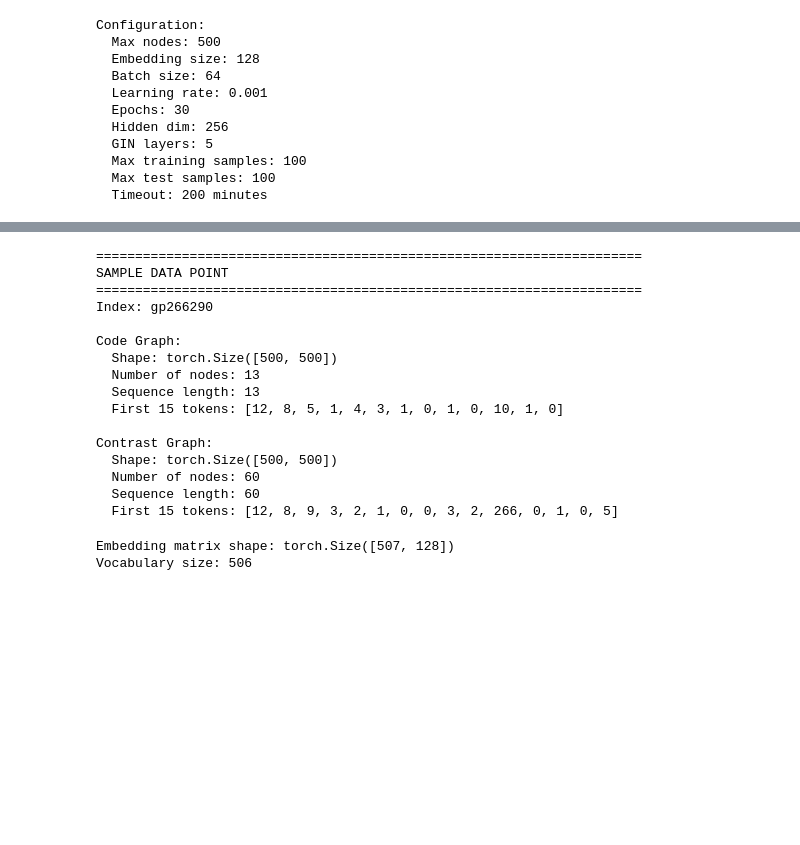
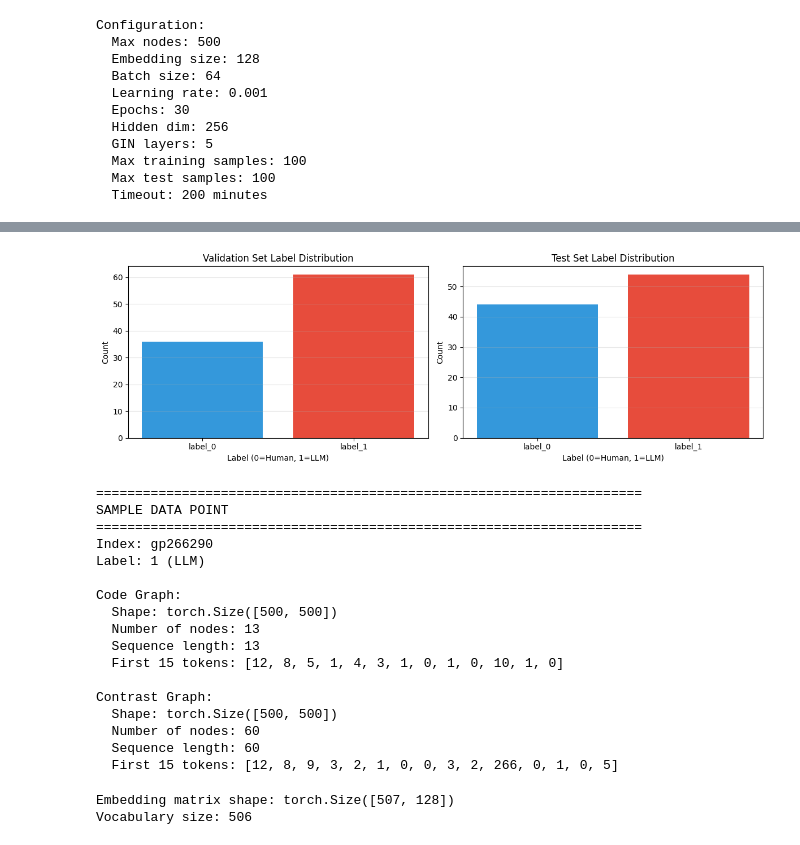
Before and after one commit to kyleenliao/Graph-based-Human-vs.-LLM-Code-Classifier, a Jupyter notebook: classifier.ipynb, the cells around one changed output, grey strips where cells are left out. Saved outputs shown, nothing was run; the diff lists cells and outputs as text; code cells hidden in the pictures; blank space fills up the shorter version.

```diff
--- a/classifier.ipynb
+++ b/classifier.ipynb
@@ -184,3 +192,28 @@ min_contrast_nodes: 5
+# %%
+# Visualize label distribution
+fig, axes = plt.subplots(1, 2, figsize=(12, 4))
+
+# Validation set
+valid_labels = valid_stats['label_distribution']
+axes[0].bar(valid_labels.keys(), valid_labels.values(), color=['#3498db', '#e74c3c'])
+axes[0].set_title('Validation Set Label Distribution')
+axes[0].set_xlabel('Label (0=Human, 1=LLM)')
+axes[0].set_ylabel('Count')
+axes[0].grid(axis='y', alpha=0.3)
+
+# Test set
+test_labels = test_stats['label_distribution']
+axes[1].bar(test_labels.keys(), test_labels.values(), color=['#3498db', '#e74c3c'])
+axes[1].set_title('Test Set Label Distribution')
+axes[1].set_xlabel('Label (0=Human, 1=LLM)')
+axes[1].set_ylabel('Count')
+axes[1].grid(axis='y', alpha=0.3)
+
+plt.tight_layout()
+plt.savefig('label_distribution.png', dpi=150, bbox_inches='tight')
+plt.show()
+# %% [output]
+[figure, added]
 # %%
 # Examine a sample
 sample = valid_dataset[0]
@@ -188,6 +221,7 @@ print("\n" + "="*70)
 print("SAMPLE DATA POINT")
 print("="*70)
 print(f"Index: {sample['index']}")
+print(f"Label: {sample['label'].item()} ({'Human' if sample['label'].item() == 0 else 'LLM'})")
 print(f"\nCode Graph:")
 print(f"  Shape: {sample['code_graph'].shape}")
 print(f"  Number of nodes: {sample['code_num_nodes']}")
@@ -203,6 +237,7 @@ print(f"  First 15 tokens: {sample['contrast_sequence'][:15]}")
 SAMPLE DATA POINT
 ======================================================================
 Index: gp266290
+Label: 1 (LLM)
 
 Code Graph:
   Shape: torch.Size([500, 500])
```
Also changed, not shown: parts of 12 cells of this notebook, 1 other file.
